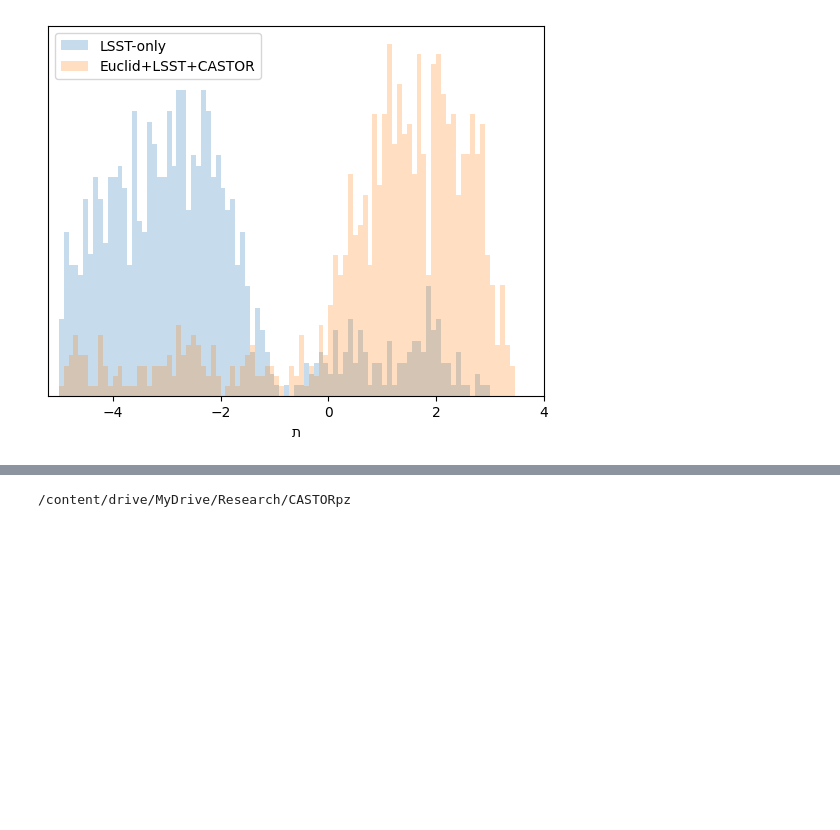
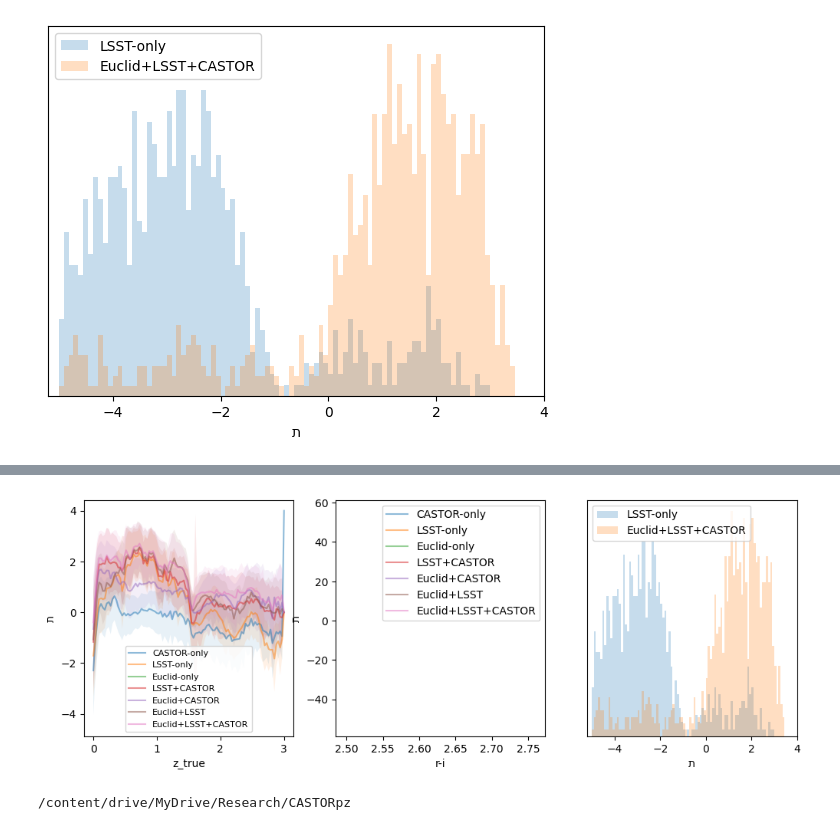
Before and after one commit to aimalz/CASTORpz, a Jupyter notebook: TheLastMetric.ipynb, the cells around one changed output, grey strips where cells are left out. Saved outputs shown, nothing was run; the diff lists cells and outputs as text; code cells hidden in the pictures; blank space fills up the shorter version.

```diff
--- a/TheLastMetric.ipynb
+++ b/TheLastMetric.ipynb
@@ -906,3 +907,94 @@ plt.show()
 # plt.yticks([])
 # %% [output]
 [figure]
+# %%
+available_os = ['CASTOR-only',
+ 'LSST-only',
+ 'Euclid-only',
+ 'LSST+CASTOR',
+ 'Euclid+CASTOR',
+ 'Euclid+LSST',
+ 'Euclid+LSST+CASTOR']
+
+
+fig, ax = plt.subplots(1, 3, figsize = (12, 4))
+
+color_lim_min = np.min(catalogs['Euclid+LSST+CASTOR'][col_diff])
+color_lim_max = np.max(catalogs['Euclid+LSST+CASTOR'][col_diff])
+
+color_bins = np.linspace(color_lim_min, color_lim_max, 32)
+
+zbins = np.linspace(0, 3, 100)
+avgtav = {}
+errtav = {}
+for os in available_os:
+  print(os)
+  plotran = np.empty_like(zbins)
+  ploterr = np.empty_like(zbins)
+  print(catalogs[os].columns)
+  if 'logprob' not in catalogs[os].columns.values:
+    catalogs[os]['logprob'] = just_tav[os]
+    print(catalogs[os].columns)
+  for i, zmin in enumerate(zbins[:-1]):
+    zmax = zbins[i+1]
+    subset = catalogs[os][(catalogs[os]['z_true'] >= zmin) & (catalogs[os]['z_true'] < zmax)]
+    # print((zmin, len(subset), zmax))
+    vals = subset['logprob']
+    mean = np.mean(vals)
+    std = np.std(vals)
+    plotran[i] = mean
+    ploterr[i] = std
+  avgtav[os] = plotran
+  errtav[os] = ploterr
+
+for os in available_os:
+  ax[0].plot(zbins, avgtav[os], label=os, alpha=0.5)
+  ax[0].fill_between(zbins, avgtav[os] - errtav[os], avgtav[os] + errtav[os], alpha = 0.1)
+# plt.ylim(-10, 5)
+ax[0].legend(fontsize = 8)
+ax[0].set_xlabel('z_true')
+ax[0].set_ylabel(chr(0x05ea))
+
+col_diff = 'r-i'
+
+color_lim_min = np.min(catalogs['Euclid+LSST+CASTOR'][col_diff])
+color_lim_max = np.max(catalogs['Euclid+LSST+CASTOR'][col_diff])
+
+color_bins = np.linspace(color_lim_min, color_lim_max, 32)
+avgtav = {}
+errtav = {}
+for os in available_os:
+  print(os)
+  plotran = np.empty_like(color_bins)
+  ploterr = np.empty_like(color_bins)
+  print(catalogs[os].columns)
+  if 'logprob' not in catalogs[os].columns.values:
+    catalogs[os]['logprob'] = just_tav[os]
+    print(catalogs[os].columns)
+  for i, zmin in enumerate(color_bins[:-1]):
+    color_max = color_bins[i+1]
+    subset = catalogs[os][(catalogs['Euclid+LSST+CASTOR'][col_diff] >= color_min) & (catalogs['Euclid+LSST+CASTOR'][col_diff] < color_max)]
+    # print((zmin, len(subset), zmax))
+    vals = subset['logprob']
+    mean = np.mean(vals)
+    std = np.std(vals)
+    plotran[i] = mean
+    ploterr[i] = std
+  avgtav[os] = plotran
+  errtav[os] = ploterr
+
+for os in available_os:
+  ax[1].plot(color_bins, avgtav[os], label=os, alpha=0.5)
+  ax[1].fill_between(color_bins, avgtav[os] - errtav[os], avgtav[os] + errtav[os], alpha = 0.1)
+ax[1].legend()
+ax[1].set_xlabel(col_diff)
+ax[1].set_ylabel(chr(0x05ea))
+
+for os in ['LSST-only', 'Euclid+LSST+CASTOR']:
+  ax[2].hist(just_tav[os][worst_galaxies], alpha=0.25, label=os, density=True, bins=np.linspace(-5, 4, 100))
+ax[2].legend()
+ax[2].set_xlim(-5.2,4)
+ax[2].set_xlabel(chr(0x05ea))#r'$\mathbb{E}_{z, x_{phot}} \left[ q_\theta(z | x_{phot}) \right]$')
+ax[2].set_yticks([])
+# plt.show()
+# %% [output]
@@ -909,3 +1019,4 @@ plt.show()
+[figure, added]
 # %%
 # loss
 # %%
```
Also changed, not shown: parts of 4 cells of this notebook.
